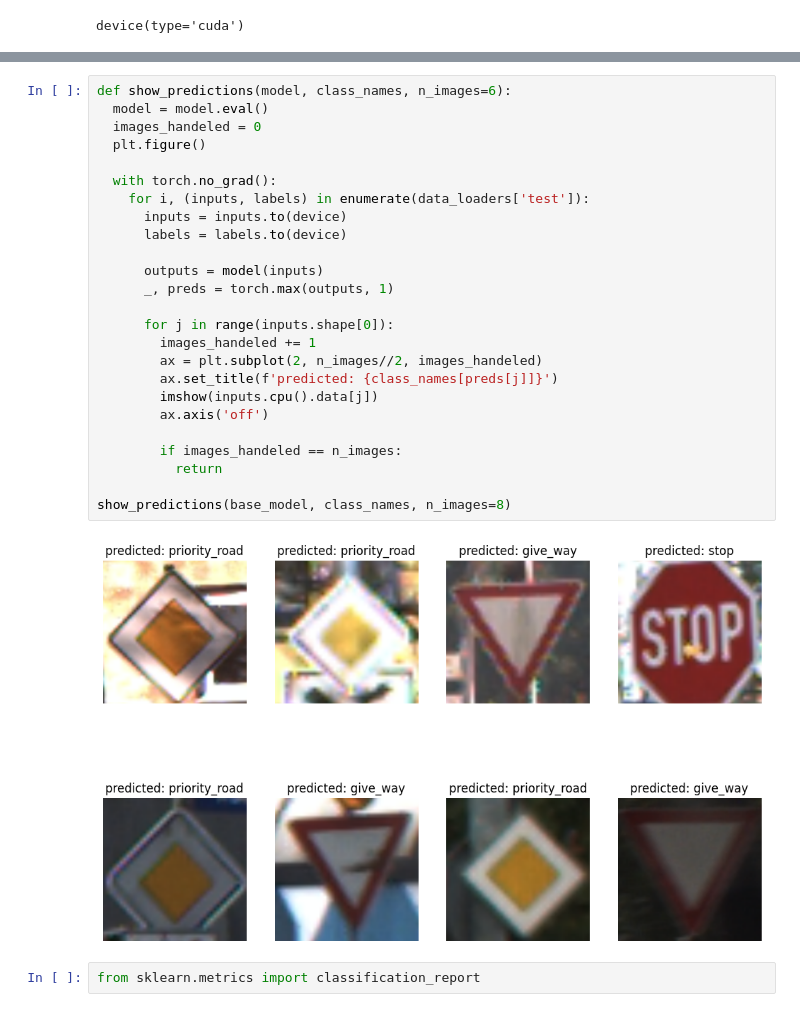
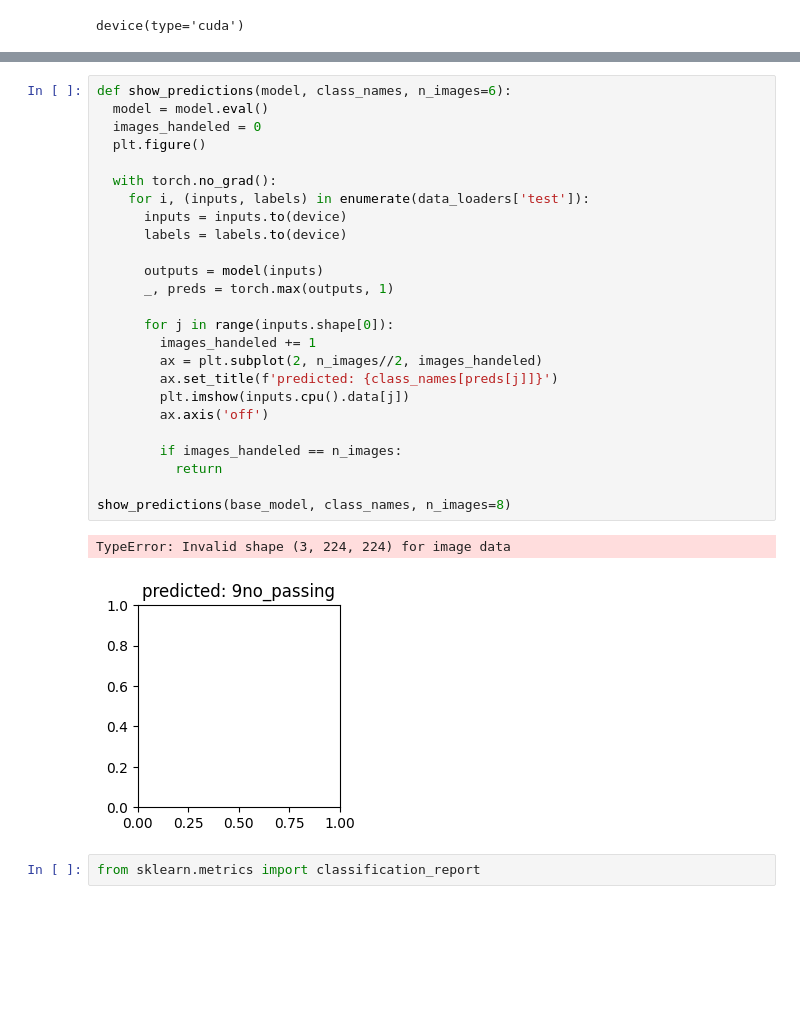
Before and after one commit to CruiseDevice/Traffic-Sign-Recognition, a Jupyter notebook: traffic_sign_recognition.ipynb, the cells around one changed output, grey strips where cells are left out. Drawn from its saved outputs; the diff is of its cells as text; blank space fills up the shorter version.

```diff
--- a/traffic_sign_recognition.ipynb
+++ b/traffic_sign_recognition.ipynb
@@ -362,30 +412,31 @@ plot_training_history(history)
 # %%
 def show_predictions(model, class_names, n_images=6):
   model = model.eval()
   images_handeled = 0
   plt.figure()
 
   with torch.no_grad():
     for i, (inputs, labels) in enumerate(data_loaders['test']):
       inputs = inputs.to(device)
       labels = labels.to(device)
 
       outputs = model(inputs)
       _, preds = torch.max(outputs, 1)
 
       for j in range(inputs.shape[0]):
         images_handeled += 1
         ax = plt.subplot(2, n_images//2, images_handeled)
         ax.set_title(f'predicted: {class_names[preds[j]]}')
-        imshow(inputs.cpu().data[j])
+        plt.imshow(inputs.cpu().data[j])
         ax.axis('off')
 
         if images_handeled == n_images:
           return
 
 show_predictions(base_model, class_names, n_images=8)
 # %% [output]
+TypeError: Invalid shape (3, 224, 224) for image data
-[figure, old version]
+[figure, new version]
 # %%
 from sklearn.metrics import classification_report
 # %%
```
Also changed, not shown: parts of 16 cells of this notebook.
